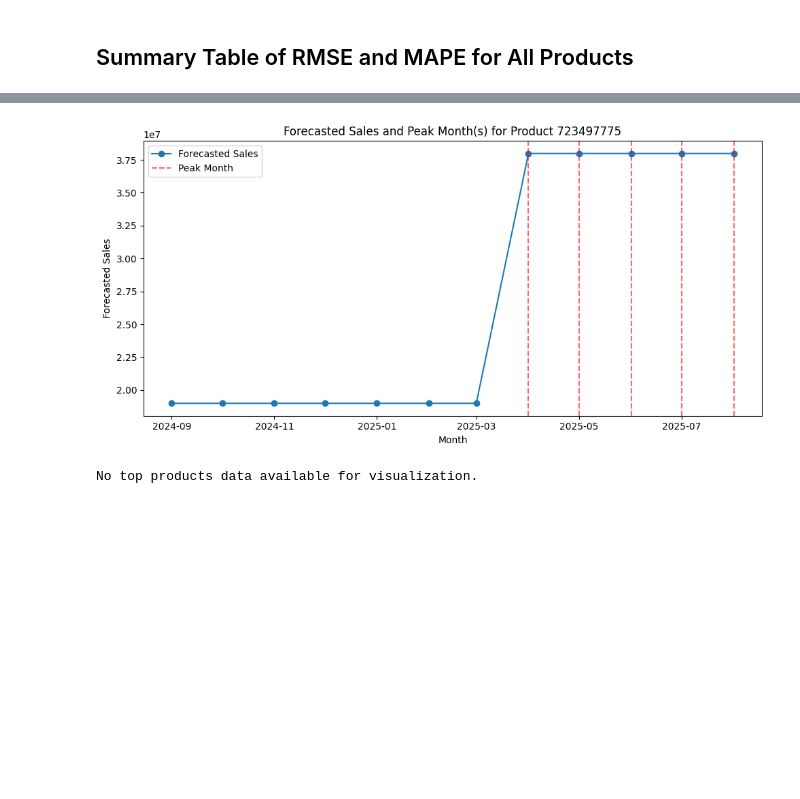
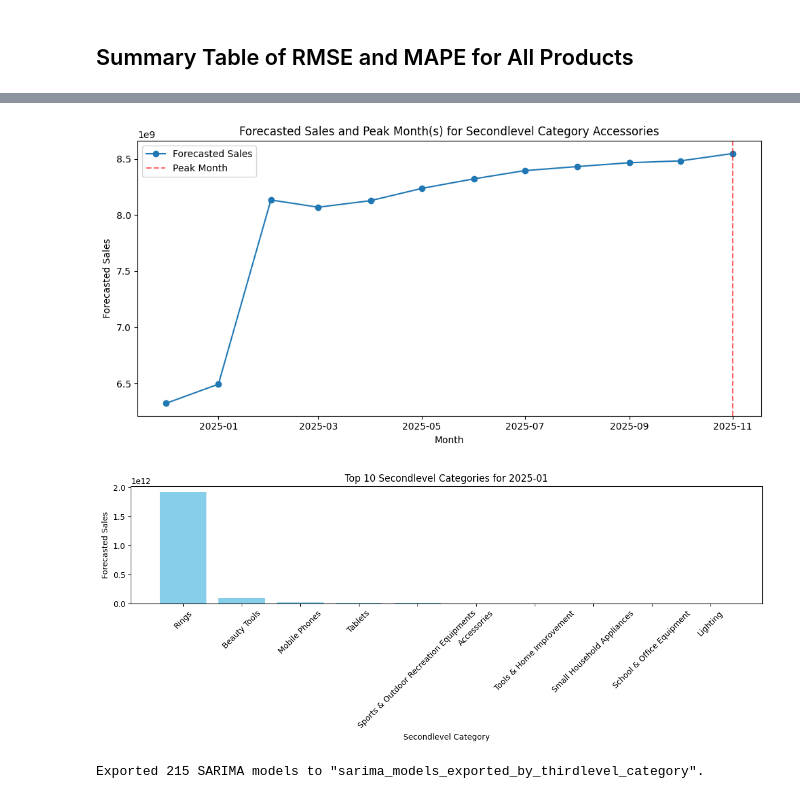
Before and after one commit to Eyyyron/ShopeeAnalysis_Amalgam, a Jupyter notebook: SARIMA_Product_Analysis.ipynb, the cells around one changed output, grey strips where cells are left out. Drawn from its saved outputs; the diff is of its cells as text; code cells hidden in the pictures; blank space fills up the shorter version.

```diff
--- a/SARIMA_Product_Analysis.ipynb
+++ b/SARIMA_Product_Analysis.ipynb
@@ -128,13 +109,10 @@ def mape(y_true, y_pred):
     return np.mean(np.abs((y_true[mask] - y_pred[mask]) / y_true[mask])) * 100 if np.any(mask) else np.nan
 
 metrics = []
-for pid, preds in predictions_dict.items():
-    val_true, val_pred = preds.get('val', ([], []))
+for cat, preds in predictions_dict.items():
     test_true, test_pred = preds.get('test', ([], []))
     metrics.append({
-        'product_id': pid,
-        'val_rmse': rmse(val_true, val_pred) if len(val_true) else np.nan,
-        'val_mape': mape(val_true, val_pred) if len(val_true) else np.nan,
+        'secondlevel_category': cat,
         'test_rmse': rmse(test_true, test_pred) if len(test_true) else np.nan,
         'test_mape': mape(test_true, test_pred) if len(test_true) else np.nan,
     })
@@ -222,10 +191,10 @@ plt.show()
 # %% [markdown]
 ## Visualize SARIMA Results for a Selected Product
 # %%
-# Change index to visualize other products
-selected_pid = list(results_dict.keys())[0] if results_dict else None
-if selected_pid:
-    res = results_dict[selected_pid]
+# Change index to visualize other thirdlevel categories
+selected_cat = list(results_dict.keys())[0] if results_dict else None
+if selected_cat:
+    res = results_dict[selected_cat]
     plt.figure(figsize=(14,6))
     # Plot the fitted values (in-sample prediction)
     plt.plot(res.fittedvalues.index, res.fittedvalues, label='Fitted')
@@ -239,10 +208,10 @@ if selected_pid:
     conf_int = forecast.conf_int()
     plt.fill_between(forecast_index, conf_int.iloc[:,0], conf_int.iloc[:,1], color='pink', alpha=0.3, label='Forecast CI')
     plt.legend()
-    plt.title(f'SARIMA Forecast for Product ID {selected_pid}')
+    plt.title(f'SARIMA Forecast for Thirdlevel Category {selected_cat}')
     plt.ylabel('Sold Monthly')
     plt.xlabel('Date')
     plt.show()
 else:
-    print('No products with valid SARIMA results.')
+    print('No thirdlevel categories with valid SARIMA results.')
 # %% [output]
@@ -348,43 +314,67 @@ Peak demand month(s): 2025-08
 # %%
-# --- Visualization for Peak Demand and Top Products ---
+# --- Visualization for Peak Demand and Top Secondlevel Categories ---
 import matplotlib.pyplot as plt
 
-# 1. Visualize peak demand months for a selected product
-selected_pid = list(product_forecasts.keys())[0] if product_forecasts else None  # Change as needed
-if selected_pid:
-    forecast = product_forecasts[selected_pid]
+# 1. Visualize peak demand months for a selected secondlevel category
+selected_cat = list(category_forecasts.keys())[0] if category_forecasts else None  # Change as needed
+if selected_cat:
+    forecast = category_forecasts[selected_cat]
     plt.figure(figsize=(10, 5))
     plt.plot(forecast.index, forecast.values, marker='o', label='Forecasted Sales')
     max_val = forecast.max()
     peak_months = forecast[forecast == max_val].index
     for peak in peak_months:
         plt.axvline(peak, color='red', linestyle='--', alpha=0.6, label='Peak Month' if peak == peak_months[0] else None)
-    plt.title(f'Forecasted Sales and Peak Month(s) for Product {selected_pid}')
+    plt.title(f'Forecasted Sales and Peak Month(s) for Secondlevel Category {selected_cat}')
     plt.xlabel('Month')
     plt.ylabel('Forecasted Sales')
     plt.legend()
     plt.tight_layout()
     plt.show()
 else:
-    print('No product forecasts available for visualization.')
+    print('No secondlevel category forecasts available for visualization.')
 
-# 2. Visualize top-selling products for the selected month
+# 2. Visualize top-selling secondlevel categories for the selected month
 try:
-    top_products_df
+    top_categories_df
 except NameError:
-    print('No top products data available for visualization.')
+    print('No top secondlevel categories data available for visualization.')
 else:
-    if not top_products_df.empty and 'forecasted_sales' in top_products_df.columns:
+    if not top_categories_df.empty and 'forecasted_sales' in top_categories_df.columns:
         plt.figure(figsize=(12, 5))
-        plt.bar(top_products_df['product_id'].astype(str)[:10], top_products_df['forecasted_sales'][:10], color='skyblue')
-        plt.title(f'Top 10 Products for {input_month}')
-        plt.xlabel('Product ID')
+        plt.bar(top_categories_df['secondlevel_category'].astype(str)[:10], top_categories_df['forecasted_sales'][:10], color='skyblue')
+        plt.title(f'Top 10 Secondlevel Categories for {input_month}')
+        plt.xlabel('Secondlevel Category')
         plt.ylabel('Forecasted Sales')
         plt.xticks(rotation=45)
         plt.tight_layout()
         plt.show()
     else:
-        print('No top products data available for visualization.')
+        print('No top secondlevel categories data available for visualization.')
 # %% [output]
-[figure, old version]
+[figure, new version]
-No top products data available for visualization.
+[figure, added]
+# %%
+# --- Export SARIMA models for each thirdlevel category ---
+import pickle
+import os
+import re
+
+def sanitize_filename(name):
+    # Remove or replace characters that are invalid in filenames
+    return re.sub(r'[^a-zA-Z0-9_-]', '_', str(name))
+
+export_dir = 'sarima_models_exported_by_thirdlevel_category'
+os.makedirs(export_dir, exist_ok=True)
+
+for cat, model in results_dict.items():
+    safe_cat = sanitize_filename(cat)
+    model_path = os.path.join(export_dir, f'sarima_model_{safe_cat}.pkl')
+    try:
+        with open(model_path, 'wb') as f:
+            pickle.dump(model, f)
+    except Exception as e:
+        print(f'Failed to export model for thirdlevel category {cat}: {e}')
+print(f'Exported {len(results_dict)} SARIMA models to "{export_dir}".')
+# %% [output]
+Exported 215 SARIMA models to "sarima_models_exported_by_thirdlevel_category".
```
Also changed, not shown: parts of 8 cells of this notebook.
